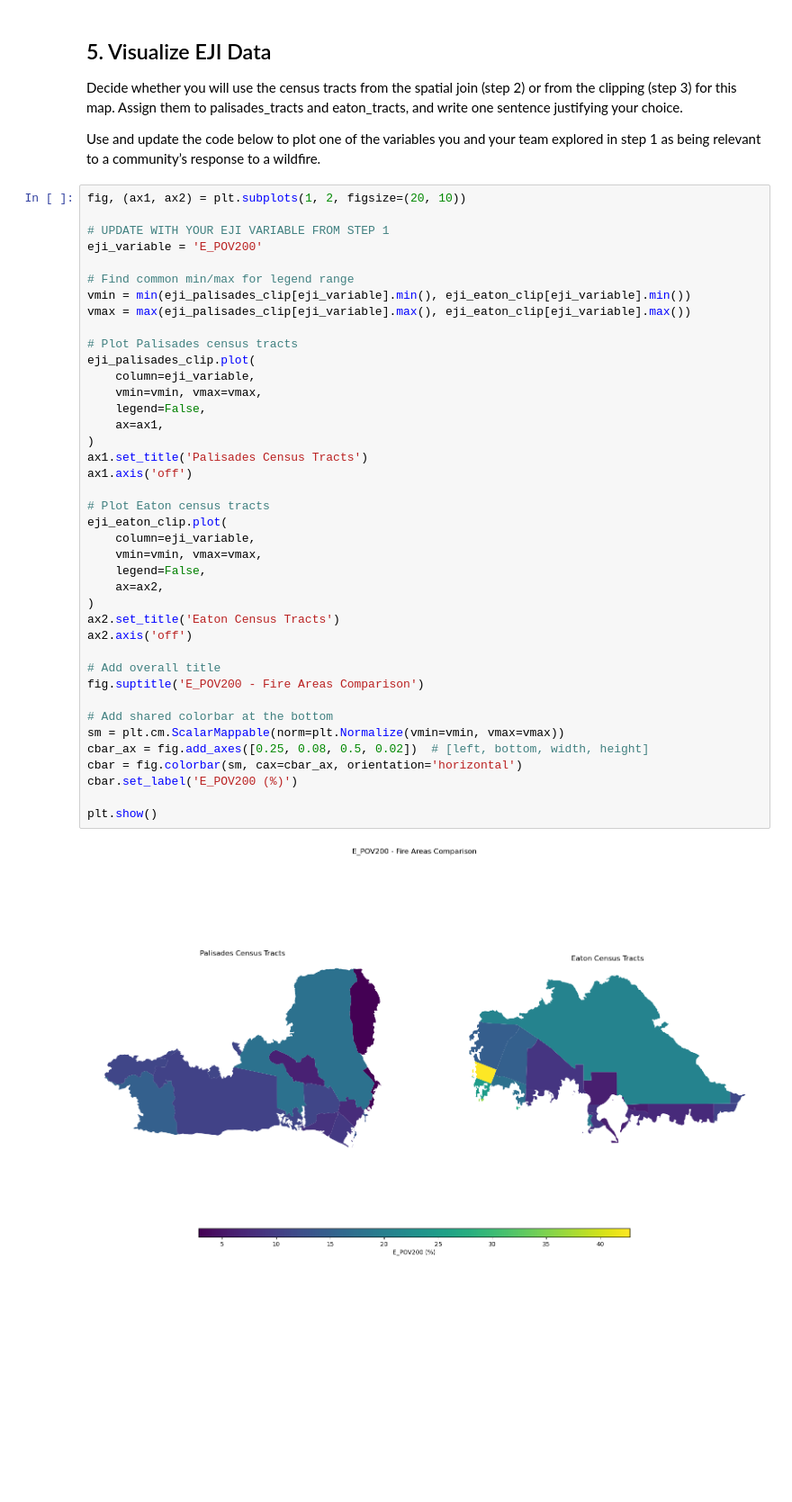
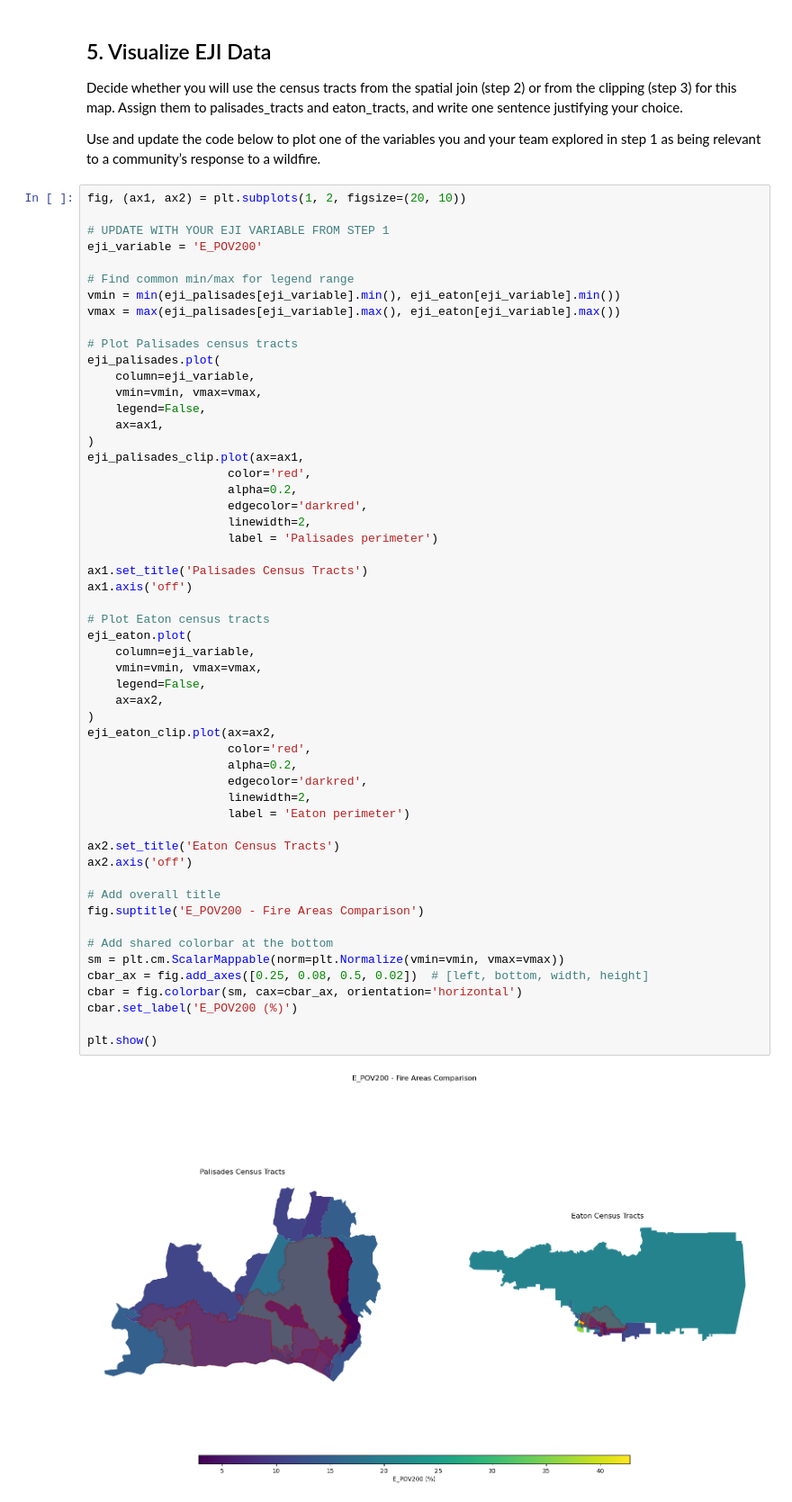
Before and after one commit to ssoriano22/eds220-discussion-sections, a Jupyter notebook: section-8-eji.ipynb, the cells around one changed output. Shown at 90% size. Drawn from its saved outputs; the diff is of its cells as text; blank space fills up the shorter version.

Commit message:
Upload section 8 ipynb plot update

```diff
--- a/section-8-eji.ipynb
+++ b/section-8-eji.ipynb
@@ -339,38 +339,52 @@ fig, (ax1, ax2) = plt.subplots(1, 2, figsize=(20, 10))
 eji_variable = 'E_POV200'
 
 # Find common min/max for legend range
-vmin = min(eji_palisades_clip[eji_variable].min(), eji_eaton_clip[eji_variable].min())
-vmax = max(eji_palisades_clip[eji_variable].max(), eji_eaton_clip[eji_variable].max())
+vmin = min(eji_palisades[eji_variable].min(), eji_eaton[eji_variable].min())
+vmax = max(eji_palisades[eji_variable].max(), eji_eaton[eji_variable].max())
 
 # Plot Palisades census tracts
-eji_palisades_clip.plot(
+eji_palisades.plot(
     column=eji_variable,
     vmin=vmin, vmax=vmax,
     legend=False,
     ax=ax1,
 )
+eji_palisades_clip.plot(ax=ax1,
+                    color='red',
+                    alpha=0.2,
+                    edgecolor='darkred',
+                    linewidth=2,
+                    label = 'Palisades perimeter')
+
 ax1.set_title('Palisades Census Tracts')
 ax1.axis('off')
 
 # Plot Eaton census tracts
-eji_eaton_clip.plot(
+eji_eaton.plot(
     column=eji_variable,
     vmin=vmin, vmax=vmax,
     legend=False,
     ax=ax2,
 )
+eji_eaton_clip.plot(ax=ax2,
+                    color='red',
+                    alpha=0.2,
+                    edgecolor='darkred',
+                    linewidth=2,
+                    label = 'Eaton perimeter')
+
 ax2.set_title('Eaton Census Tracts')
 ax2.axis('off')
 
 # Add overall title
 fig.suptitle('E_POV200 - Fire Areas Comparison')
 
 # Add shared colorbar at the bottom
 sm = plt.cm.ScalarMappable(norm=plt.Normalize(vmin=vmin, vmax=vmax))
 cbar_ax = fig.add_axes([0.25, 0.08, 0.5, 0.02])  # [left, bottom, width, height]
 cbar = fig.colorbar(sm, cax=cbar_ax, orientation='horizontal')
 cbar.set_label('E_POV200 (%)')
 
 plt.show()
 # %% [output]
-[figure, old version]
+[figure, new version]
```
